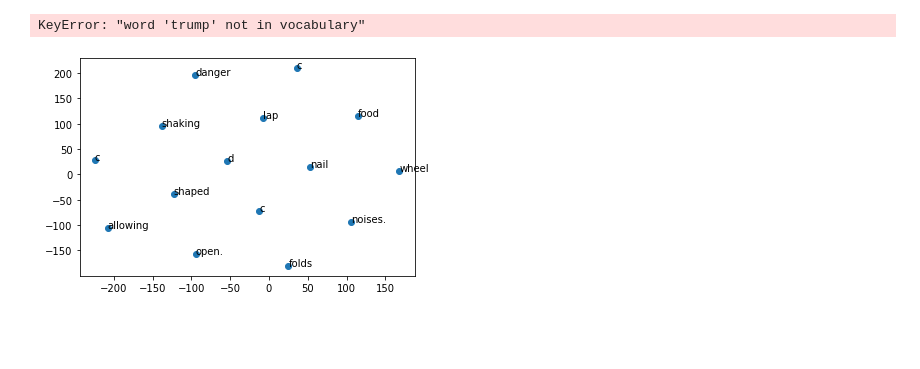
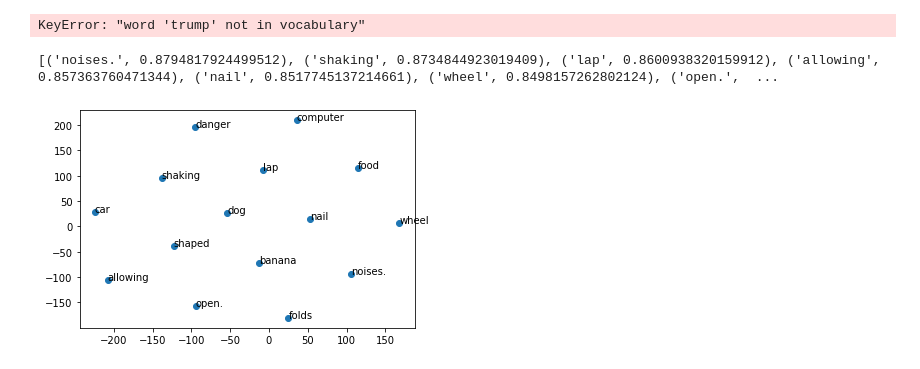
Before and after one commit to fogugy/gb_nlp, a Jupyter notebook: notebooks/hw2.ipynb, the cells around one changed output. Saved outputs shown, nothing was run; the diff lists cells and outputs as text; code cells hidden in the pictures; blank space fills up the shorter version.

```diff
--- a/notebooks/hw2.ipynb
+++ b/notebooks/hw2.ipynb
@@ -139,37 +139,39 @@ word = 'food'
 model = w2v_vectorizer
 
 arr = np.empty((0,200), dtype='f')
 word_labels = [word]
 
+print(close_words)
 close_words = model.similar_by_word(word)
-not_close_words = ['dog', 'cucumber', 'car', 'computer']
+not_close_words = ['dog', 'banana', 'car', 'computer']
 
 arr = np.append(arr, np.array([model[word]]), axis=0)
 for wrd_score in close_words:
     wrd_vector = model[wrd_score[0]]
     word_labels.append(wrd_score[0])
     arr = np.append(arr, np.array([wrd_vector]), axis=0)
 
-for wrd_score in not_close_words:
-    wrd_vector = model[wrd_score[0]]
-    word_labels.append(wrd_score[0])
+for wrd in not_close_words:
+    wrd_vector = model[wrd]
+    word_labels.append(wrd)
     arr = np.append(arr, np.array([wrd_vector]), axis=0)
 
 tsne = TSNE(n_components=2, random_state=0)
 np.set_printoptions(suppress=True)
 Y = tsne.fit_transform(arr)
 
 x_coords = Y[:, 0]
 y_coords = Y[:, 1]
 # display scatter plot
 plt.scatter(x_coords, y_coords)
 
 for label, x, y in zip(word_labels, x_coords, y_coords):
     plt.annotate(label, xy=(x, y), xytext=(0, 0), textcoords='offset points')
 # plt.xlim(x_coords.min()+0.5, x_coords.max()+0.5)
 # plt.ylim(y_coords.min()+0.5, y_coords.max()+0.5)
 plt.show()
 # %% [output]
+[('noises.', 0.8794817924499512), ('shaking', 0.8734844923019409), ('lap', 0.8600938320159912), ('allowing', 0.857363760471344), ('nail', 0.8517745137214661), ('wheel', 0.8498157262802124), ('open.',  ...
-[figure, old version]
+[figure, new version]
 # %%
 # так себе рядом
```
